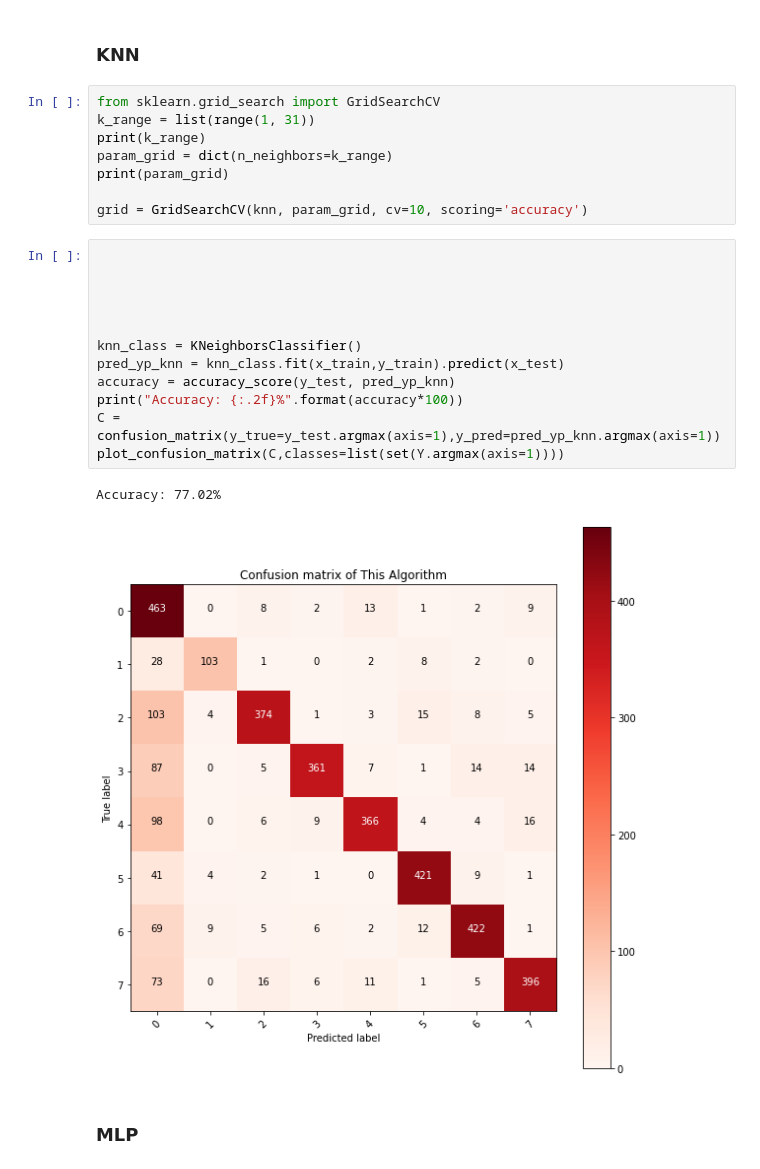
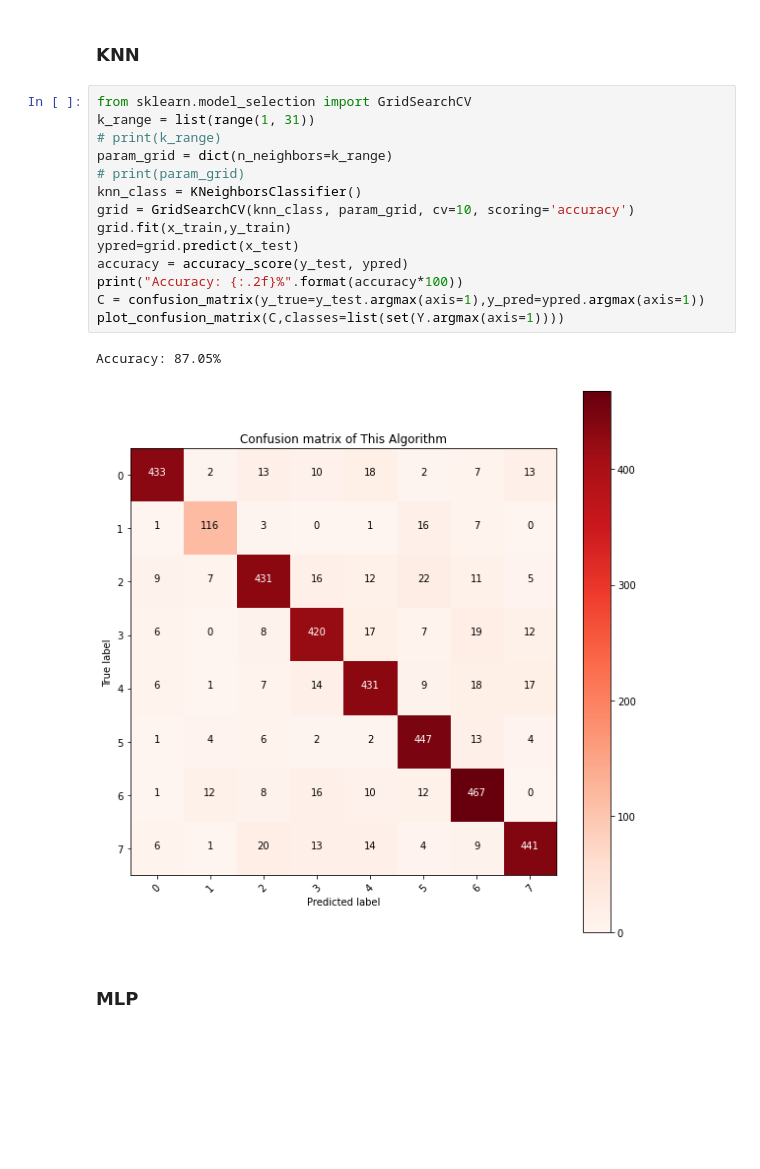
Before and after one commit to Sanjanathakal/CPE695FP, a Jupyter notebook: Algorithms.ipynb, the cells around one changed output. Saved outputs shown, nothing was run; the diff lists cells and outputs as text; blank space fills up the shorter version.

```diff
--- a/Algorithms.ipynb
+++ b/Algorithms.ipynb
@@ -198,28 +176,22 @@ Test Set Accuracy =  63.0
 # %% [markdown]
 ### KNN
 # %%
-from sklearn.grid_search import GridSearchCV
+from sklearn.model_selection import GridSearchCV
 k_range = list(range(1, 31))
-print(k_range)
+# print(k_range)
 param_grid = dict(n_neighbors=k_range)
-print(param_grid)
-
-grid = GridSearchCV(knn, param_grid, cv=10, scoring='accuracy')
+# print(param_grid)
+knn_class = KNeighborsClassifier()
+grid = GridSearchCV(knn_class, param_grid, cv=10, scoring='accuracy')
+grid.fit(x_train,y_train)
+ypred=grid.predict(x_test)
+accuracy = accuracy_score(y_test, ypred)
+print("Accuracy: {:.2f}%".format(accuracy*100))
+C = confusion_matrix(y_true=y_test.argmax(axis=1),y_pred=ypred.argmax(axis=1))
+plot_confusion_matrix(C,classes=list(set(Y.argmax(axis=1))))
+# %% [output]
+Accuracy: 87.05%
+[figure, added]
-# %%
-
-
-
-
-
-knn_class = KNeighborsClassifier()
-pred_yp_knn = knn_class.fit(x_train,y_train).predict(x_test)
-accuracy = accuracy_score(y_test, pred_yp_knn)
-print("Accuracy: {:.2f}%".format(accuracy*100))
-C = confusion_matrix(y_true=y_test.argmax(axis=1),y_pred=pred_yp_knn.argmax(axis=1))
-plot_confusion_matrix(C,classes=list(set(Y.argmax(axis=1))))
-# %% [output]
-Accuracy: 77.02%
-[figure, removed]
 # %% [markdown]
 ### MLP
 # %%
```
Also changed, not shown: parts of 9 cells of this notebook.
